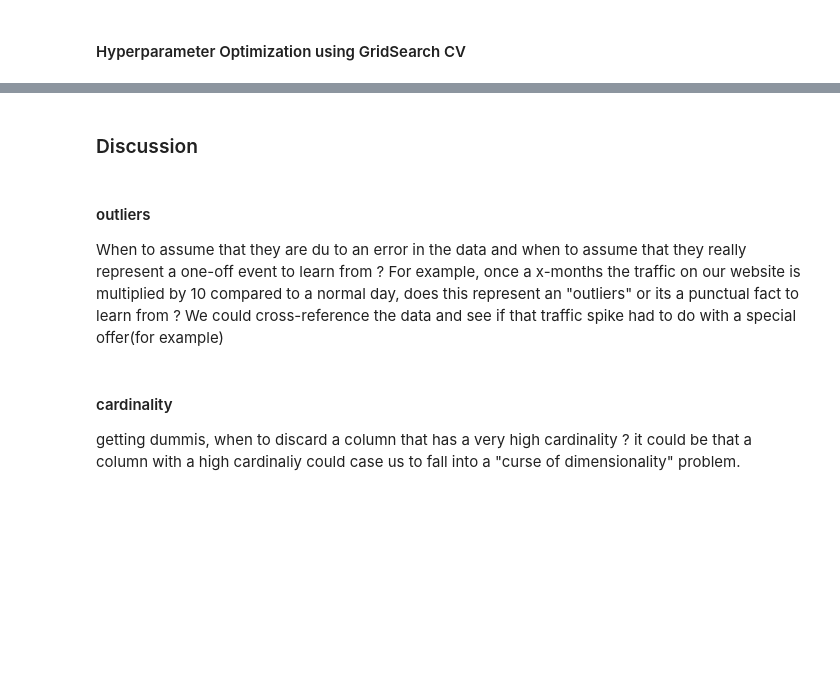
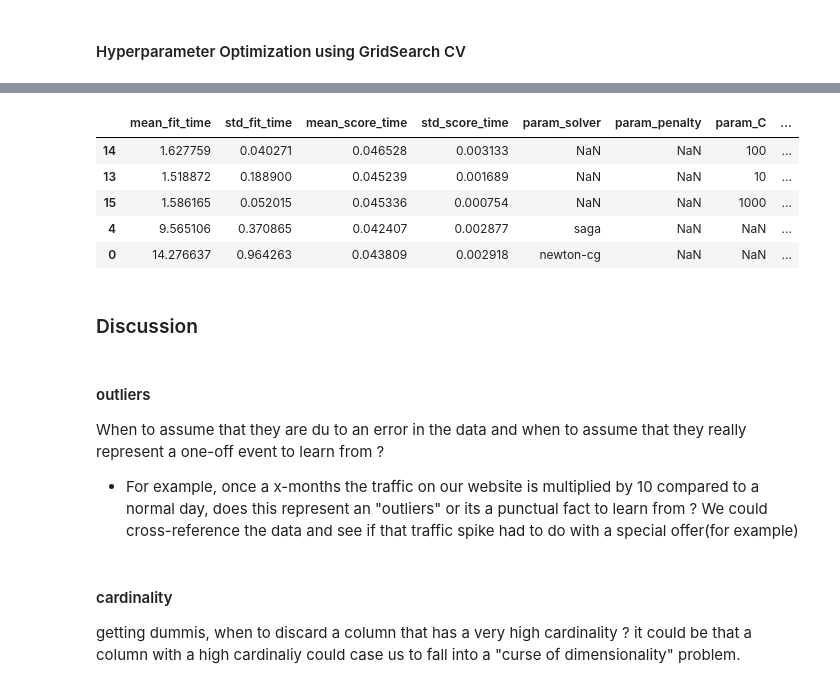
Before and after one commit to Enrique1987/Machine-Learning, a Jupyter notebook: 1_Classification_algorithms/01_Logistic_Regresion_Australian_Weather.ipynb, the cells around one changed output, grey strips where cells are left out. Cells and saved outputs as stored; diff of their text form; code cells hidden in the pictures; blank space fills up the shorter version.

Commit message:
feat:adding documentation outliers

```diff
--- a/1_Classification_algorithms/01_Logistic_Regresion_Australian_Weather.ipynb
+++ b/1_Classification_algorithms/01_Logistic_Regresion_Australian_Weather.ipynb
@@ -1243,9 +1263,18 @@ df_grid.to_csv("cv_results.csv", index = False)
+# %%
+df_grid.head()
+# %% [output]
+|  | mean_fit_time | std_fit_time | mean_score_time | std_score_time | param_solver | param_penalty | param_C | ... |
+| 14 | 1.627759 | 0.040271 | 0.046528 | 0.003133 | NaN | NaN | 100 | ... |
+| 13 | 1.518872 | 0.188900 | 0.045239 | 0.001689 | NaN | NaN | 10 | ... |
+| 15 | 1.586165 | 0.052015 | 0.045336 | 0.000754 | NaN | NaN | 1000 | ... |
+| 4 | 9.565106 | 0.370865 | 0.042407 | 0.002877 | saga | NaN | NaN | ... |
+| 0 | 14.276637 | 0.964263 | 0.043809 | 0.002918 | newton-cg | NaN | NaN | ... |
 # %% [markdown]
 ### Discussion
 # %% [markdown]
 #### outliers
 When to assume that they are du to an error in the data and when to assume that they really represent a one-off event to learn from ?
-For example, once a x-months the traffic on our website is multiplied by 10 compared to a normal day, does this represent an "outliers" or its a punctual fact to learn from ? We could cross-reference the data and see if that traffic spike had to do with a special offer(for example)
+- For example, once a x-months the traffic on our website is multiplied by 10 compared to a normal day, does this represent an "outliers" or its a punctual fact to learn from ? We could cross-reference the data and see if that traffic spike had to do with a special offer(for example)
 # %% [markdown]
 #### cardinality
 
```
Also changed, not shown: parts of 43 cells of this notebook.
